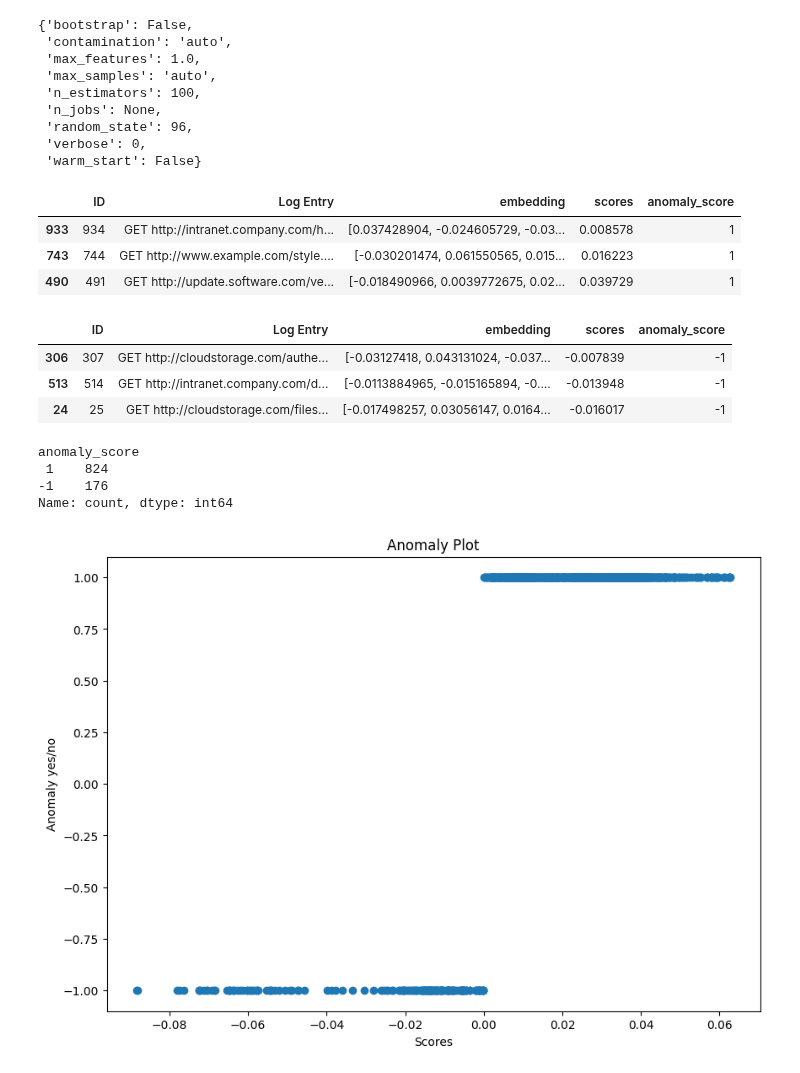
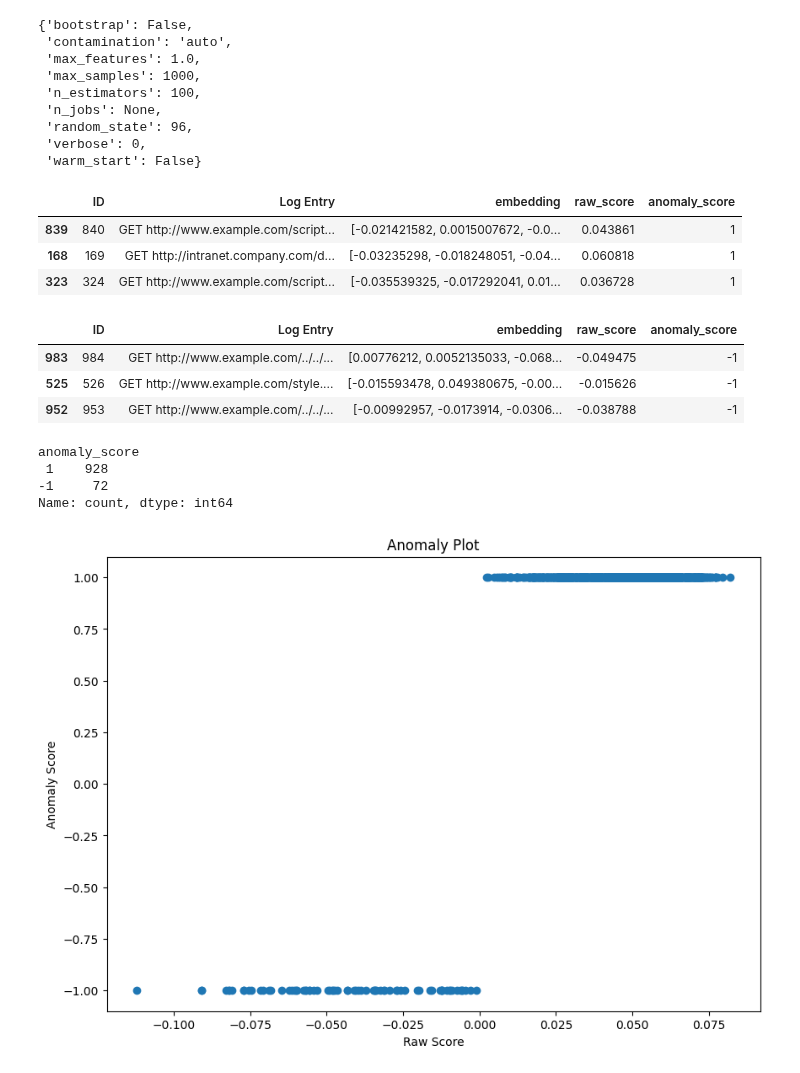
Before and after one commit to davidcsisk/vector-search-with-security-logs, a Jupyter notebook: unsupervised-anomaly-detection-with-vector-embeddings.ipynb, the cells around one changed output. Cells and saved outputs as stored; diff of their text form; code cells hidden in the pictures.

```diff
--- a/unsupervised-anomaly-detection-with-vector-embeddings.ipynb
+++ b/unsupervised-anomaly-detection-with-vector-embeddings.ipynb
@@ -26,11 +27,11 @@ df.sample(3)
 # %%
 # Load the embedding model so we can use it to easily populate the dataframe
 from sentence_transformers import SentenceTransformer
-model = SentenceTransformer('sentence-transformers/all-MiniLM-L6-v2')
-#model = SentenceTransformer("multi-qa-mpnet-base-cos-v1")  # Different results, longer but not better
-# Use like this: embeddings = model.encode(whatever_text)
+vector_embedder = SentenceTransformer('sentence-transformers/all-MiniLM-L6-v2')
+#vector_embedder = SentenceTransformer("multi-qa-mpnet-base-cos-v1")  # Different results, longer but not better
+# Use like this: embeddings = vector_embedder.encode(whatever_text)
 
 # Use a lambda function to encode the text in each row and apply it to a new column
-df['embedding'] = df['Log Entry'].apply(lambda text:model.encode(text))
+df['embedding'] = df['Log Entry'].apply(lambda text:vector_embedder.encode(text))
 df.sample(3)
 # %% [output]
@@ -43,7 +42,8 @@ To support symlinks on Windows, you either need to activate Developer Mode or to
 # %%
 # Define a model object with the Isolation Forest algorithm
 #model=IsolationForest(n_estimators=100,max_samples='auto',contamination=0.05,random_state=96)
-model=IsolationForest(n_estimators=100,max_samples='auto',contamination='auto',random_state=96)
+#model=IsolationForest(n_estimators=100,max_samples='auto',contamination='auto',random_state=96)
+model=IsolationForest(n_estimators=100,max_samples=1000,contamination='auto',random_state=96)
 
 # Convert the embedding column to a numpy array for input to IsolationForest...it's a little nit-picky here
 X = np.vstack(df['embedding'].values)
@@ -57,7 +57,7 @@ model.get_params()
 {'bootstrap': False,
  'contamination': 'auto',
  'max_features': 1.0,
- 'max_samples': 'auto',
+ 'max_samples': 1000,
  'n_estimators': 100,
  'n_jobs': None,
  'random_state': 96,
@@ -65,7 +65,7 @@ model.get_params()
  'warm_start': False}
 # %%
 # Add a column to the DF for scores from the model's decision_function
-df['scores'] = model.decision_function(X)
+df['raw_score'] = model.decision_function(X)
 
 # Add a column to the DF for the anomaly flag from the model's predict function...-1 indicates anomaly
 df['anomaly_score'] = model.predict(X)
@@ -73,38 +73,41 @@ df['anomaly_score'] = model.predict(X)
 # Display the data with the columns added
 df.sample(3)
 # %% [output]
-|  | ID | Log Entry | embedding | scores | anomaly_score |
-| 933 | 934 | GET http://intranet.company.com/h... | [0.037428904, -0.024605729, -0.03... | 0.008578 | 1 |
-| 743 | 744 | GET http://www.example.com/style.... | [-0.030201474, 0.061550565, 0.015... | 0.016223 | 1 |
-| 490 | 491 | GET http://update.software.com/ve... | [-0.018490966, 0.0039772675, 0.02... | 0.039729 | 1 |
+|  | ID | Log Entry | embedding | raw_score | anomaly_score |
+| 839 | 840 | GET http://www.example.com/script... | [-0.021421582, 0.0015007672, -0.0... | 0.043861 | 1 |
+| 168 | 169 | GET http://intranet.company.com/d... | [-0.03235298, -0.018248051, -0.04... | 0.060818 | 1 |
+| 323 | 324 | GET http://www.example.com/script... | [-0.035539325, -0.017292041, 0.01... | 0.036728 | 1 |
 # %%
 # Display just the anomalies
 df[df['anomaly_score']==-1].sample(3)
 # %% [output]
-|  | ID | Log Entry | embedding | scores | anomaly_score |
-| 306 | 307 | GET http://cloudstorage.com/authe... | [-0.03127418, 0.043131024, -0.037... | -0.007839 | -1 |
-| 513 | 514 | GET http://intranet.company.com/d... | [-0.0113884965, -0.015165894, -0.... | -0.013948 | -1 |
-| 24 | 25 | GET http://cloudstorage.com/files... | [-0.017498257, 0.03056147, 0.0164... | -0.016017 | -1 |
+|  | ID | Log Entry | embedding | raw_score | anomaly_score |
+| 983 | 984 | GET http://www.example.com/../../... | [0.00776212, 0.0052135033, -0.068... | -0.049475 | -1 |
+| 525 | 526 | GET http://www.example.com/style.... | [-0.015593478, 0.049380675, -0.00... | -0.015626 | -1 |
+| 952 | 953 | GET http://www.example.com/../../... | [-0.00992957, -0.0173914, -0.0306... | -0.038788 | -1 |
-# %%
-# anomaly_score = -1 are the outliers
-# This is much better than the 711/289 from clustering, but still not the actual 950/50 that we know
-# the test data to be
-df['anomaly_score'].value_counts()
-# %% [output]
-anomaly_score
- 1    824
--1    176
-Name: count, dtype: int64
+# %%
+# The outliers have anomaly_score = -1
+# This output is much better than the 711/289 split we got from prior clustering exercises.
+# NOTE:  Setting max_samples very high helps...the output below is very close to the known 950/50
+
+# We could perhaps dig into the data to validate, then adjust contamination parameter to get better
+# on-going accuracy from this unsupervised algorithm. It would be worth trying with real data.
+df['anomaly_score'].value_counts()
+# %% [output]
+anomaly_score
+ 1    928
+-1     72
+Name: count, dtype: int64
 # %%
 # If we just do a scatter plot of the anomaly_score results, it's very clear...but doesn't really tell us much.
 plt.figure(figsize=(10, 7))
-scatter = plt.scatter(df.scores, df.anomaly_score)
+scatter = plt.scatter(df.raw_score, df.anomaly_score)
 plt.title('Anomaly Plot')
-plt.xlabel('Scores')
-plt.ylabel('Anomaly yes/no')
+plt.xlabel('Raw Score')
+plt.ylabel('Anomaly Score')
 plt.show()
 # %% [output]
-[figure, old version]
+[figure, new version]
 # %%
 # Plot the results after applying PCA to the vector embeddings...color indicates the anomaly score.
 # This is a bit like plotting two things to try to understand how/why they align/not...the dark colors are
```
Also changed, not shown: parts of 4 cells of this notebook.
